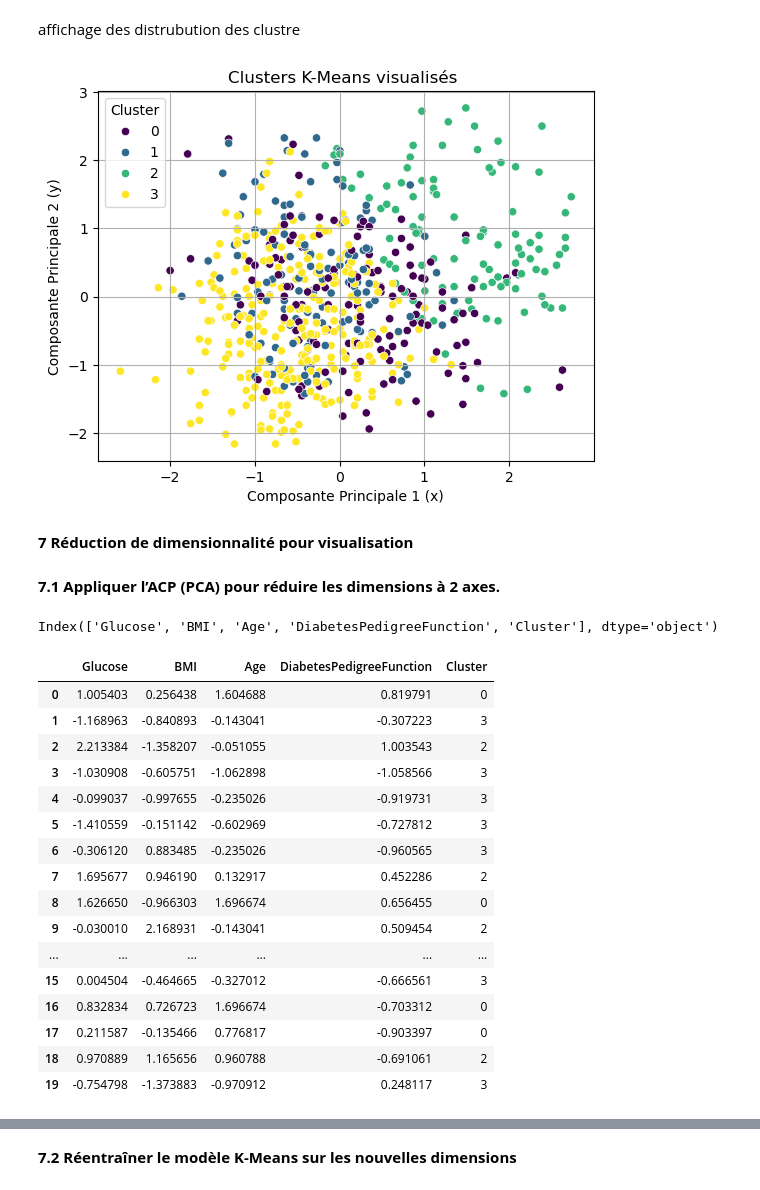
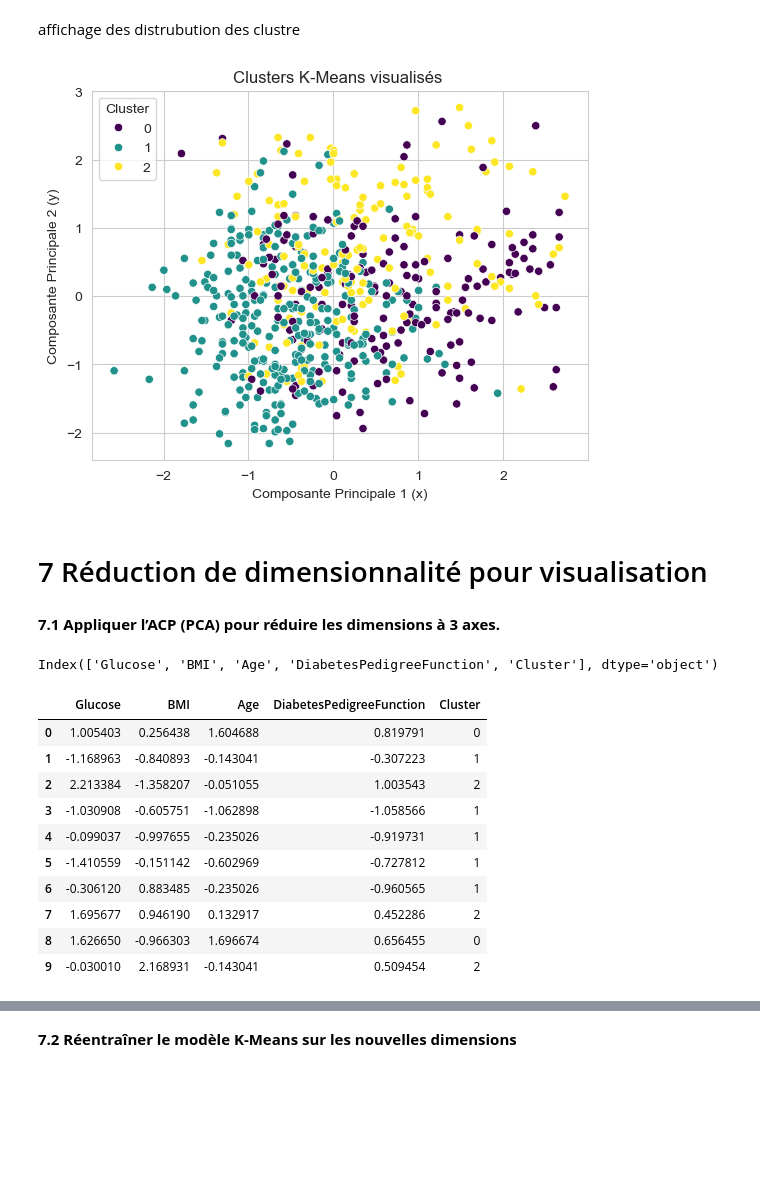
Before and after one commit to SalimM21/laboratoire-biom-dical-project, a Jupyter notebook: note-book.ipynb, the cells around one changed output, grey strips where cells are left out. Saved outputs shown, nothing was run; the diff lists cells and outputs as text; code cells hidden in the pictures; blank space fills up the shorter version.

```diff
--- a/note-book.ipynb
+++ b/note-book.ipynb
@@ -45,0 +30,2 @@ df
+# %%
+df = df.drop('Unnamed: 0', axis=1)
@@ -204,0 +226,20 @@ df_scaled
+# %%
+from sklearn.preprocessing import StandardScaler
+import joblib
+
+
+clustering_cols = ['Glucose', 'BMI', 'Age', 'DiabetesPedigreeFunction']
+df_clustering = df[clustering_cols].copy()
+
+# Initialiser le StandardScaler
+scaler = StandardScaler()
+
+# C'est ici que le scaler "apprend" les statistiques (moyenne, écart-type) de vos données.
+X_scaled = scaler.fit_transform(df_clustering)
+
+# Convertir le tableau NumPy mis à l'échelle en DataFrame (facultatif pour le scaler)
+X_scaled = pd.DataFrame(X_scaled, columns=clustering_cols)
+
+# --- TRÈS IMPORTANT : SAUVEGARDEZ L'OBJET SCALER ENTRAÎNÉ ---
+joblib.dump(scaler, 'scaler.pkl')
+print("Scaler sauvegardé sous scaler.pkl")
@@ -236,13 +310,13 @@ plt.show()
 # %% [markdown]
 **6.3 Entraînement du modèle K-Means avec le k optimal**
 # %%
-k_optimal = 4
+k_optimal = 3
 kmeans = KMeans(n_clusters=k_optimal, random_state=42)
-clusters = kmeans.fit_predict(df_scaled)
+clusters = kmeans.fit_predict(X_scaled)
 # %% [markdown]
 **6.4 Ajouter une colonne Cluster au dataset original**
 # %%
-df_scaled['Cluster'] = clusters
+X_scaled['Cluster'] = clusters
 # %% [markdown]
 **6.5 Visualiser la répartition des observations par cluster**
 # %%
@@ -276,41 +350,35 @@ Passing `palette` without assigning `hue` is deprecated and will be removed in v
 # %% [markdown]
 affichage des distrubution des clustre
 # %%
-sns.scatterplot(x=X_scaled[:, 0], y=X_scaled[:, 1], hue=df_scaled['Cluster'], palette='viridis')
+sns.scatterplot(x=X_scaled.iloc[:, 0], y=X_scaled.iloc[:, 1], hue=X_scaled['Cluster'], palette='viridis')
 plt.title('Clusters K-Means visualisés ')
 plt.xlabel('Composante Principale 1 (x)')
 plt.ylabel('Composante Principale 2 (y)')
 plt.legend(title='Cluster')
 plt.grid(True)
 plt.show()
 # %% [output]
-[figure, old version]
+[figure, new version]
 # %% [markdown]
-**7 Réduction de dimensionnalité pour visualisation**
+# 7 Réduction de dimensionnalité pour visualisation
 # %% [markdown]
-**7.1 Appliquer l’ACP (PCA) pour réduire les dimensions à 2 axes.**
+**7.1 Appliquer l’ACP (PCA) pour réduire les dimensions à 3 axes.**
 # %%
-print(df_scaled.columns)
-df_scaled.head(20)
+print(X_scaled.columns)
+X_scaled.head(10)
 # %% [output]
 Index(['Glucose', 'BMI', 'Age', 'DiabetesPedigreeFunction', 'Cluster'], dtype='object')
 |  | Glucose | BMI | Age | DiabetesPedigreeFunction | Cluster |
 | 0 | 1.005403 | 0.256438 | 1.604688 | 0.819791 | 0 |
-| 1 | -1.168963 | -0.840893 | -0.143041 | -0.307223 | 3 |
+| 1 | -1.168963 | -0.840893 | -0.143041 | -0.307223 | 1 |
 | 2 | 2.213384 | -1.358207 | -0.051055 | 1.003543 | 2 |
-| 3 | -1.030908 | -0.605751 | -1.062898 | -1.058566 | 3 |
-| 4 | -0.099037 | -0.997655 | -0.235026 | -0.919731 | 3 |
-| 5 | -1.410559 | -0.151142 | -0.602969 | -0.727812 | 3 |
-| 6 | -0.306120 | 0.883485 | -0.235026 | -0.960565 | 3 |
+| 3 | -1.030908 | -0.605751 | -1.062898 | -1.058566 | 1 |
+| 4 | -0.099037 | -0.997655 | -0.235026 | -0.919731 | 1 |
+| 5 | -1.410559 | -0.151142 | -0.602969 | -0.727812 | 1 |
+| 6 | -0.306120 | 0.883485 | -0.235026 | -0.960565 | 1 |
 | 7 | 1.695677 | 0.946190 | 0.132917 | 0.452286 | 2 |
 | 8 | 1.626650 | -0.966303 | 1.696674 | 0.656455 | 0 |
 | 9 | -0.030010 | 2.168931 | -0.143041 | 0.509454 | 2 |
-| ... | ... | ... | ... | ... | ... |
-| 15 | 0.004504 | -0.464665 | -0.327012 | -0.666561 | 3 |
-| 16 | 0.832834 | 0.726723 | 1.696674 | -0.703312 | 0 |
-| 17 | 0.211587 | -0.135466 | 0.776817 | -0.903397 | 0 |
-| 18 | 0.970889 | 1.165656 | 0.960788 | -0.691061 | 2 |
-| 19 | -0.754798 | -1.373883 | -0.970912 | 0.248117 | 3 |
 # %%
 from sklearn.decomposition import PCA
 
```
Also changed, not shown: parts of 63 cells of this notebook, 4 other files.
